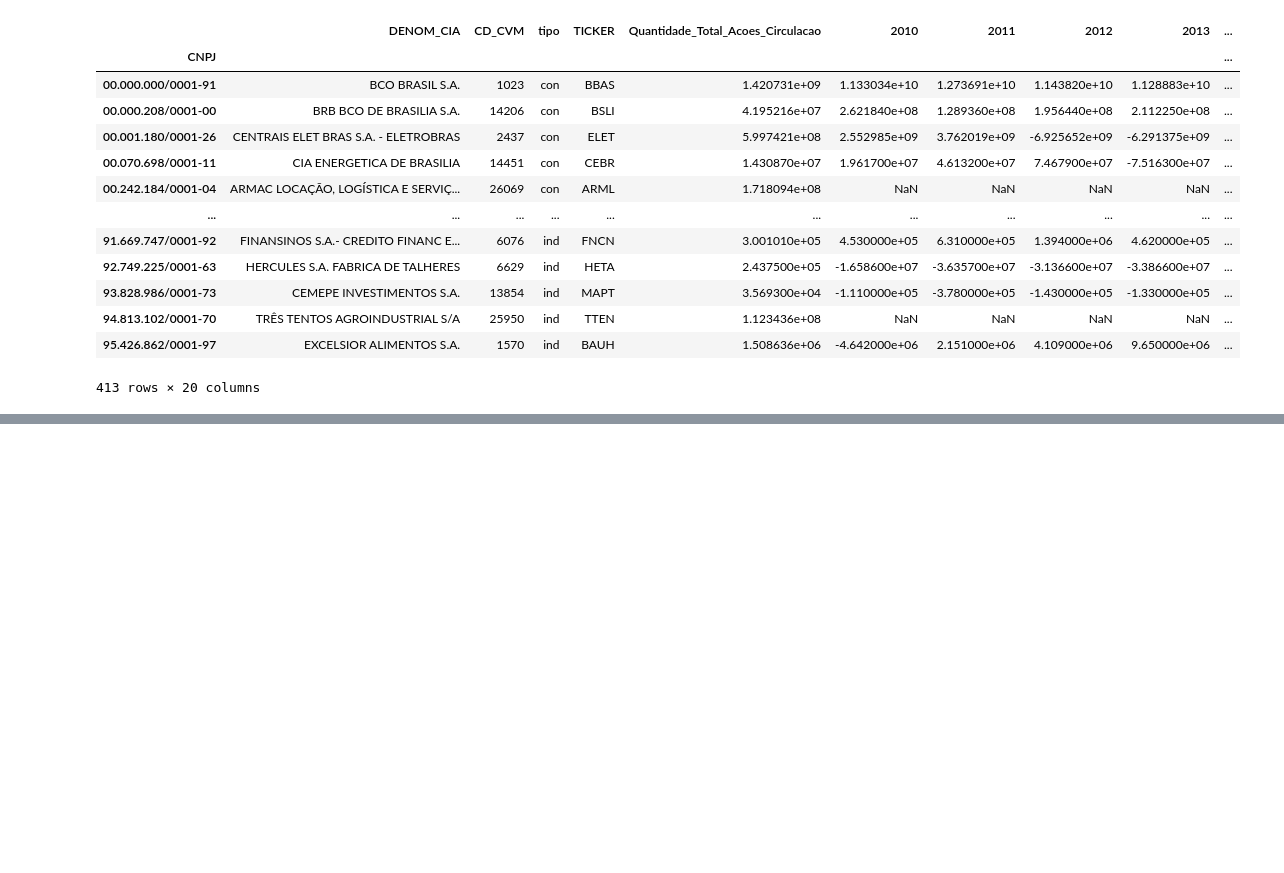
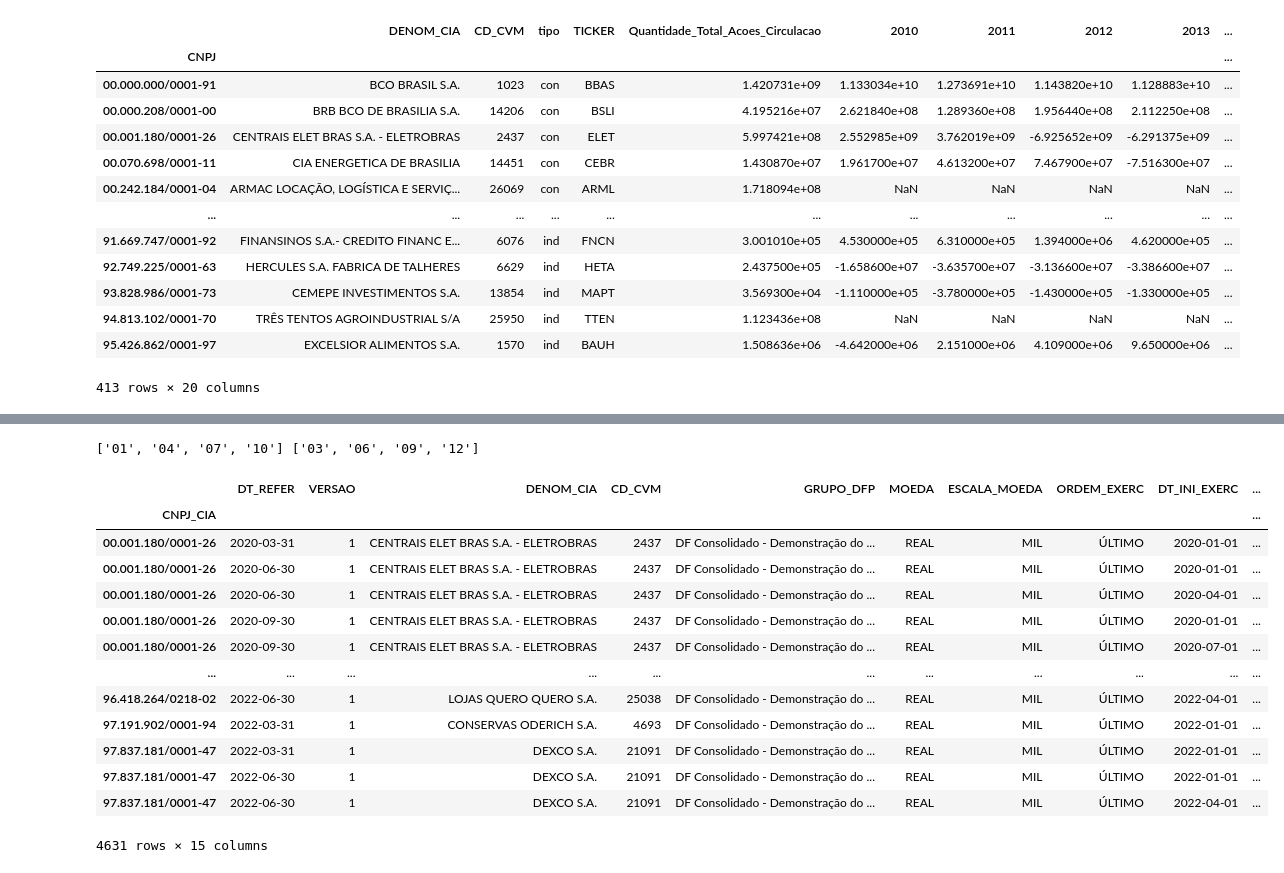
Before and after one commit to ggarmatter/Extrai-dados-CVM, a Jupyter notebook: filtro acoes.ipynb, the cells around one changed output, grey strips where cells are left out. Saved outputs shown, nothing was run; the diff lists cells and outputs as text; code cells hidden in the pictures; blank space fills up the shorter version.

Commit message:
colocando o trimestre correto no dre independente da data de início de exercício

```diff
--- a/filtro acoes.ipynb
+++ b/filtro acoes.ipynb
@@ -570,0 +695,12 @@ lista_empresas.to_excel("teste.xlsx")
+# %%
+# coloca o faturamento na lista_empresas pras consolidadas
+for cnpj in lista_empresas[lista_empresas.tipo == tipo].index:
+        ult_valor = dre.loc[((dre.index == cnpj)), ["Ano", "Trimestre"]].sort_values(by=["Ano", "Trimestre"], ascending=False)
+        if len(ult_valor) > 0:
+            lista_empresas.loc[cnpj, "Faturamento"] = dre[(dre.index == cnpj) & (dre["Trimestre"] == ult_valor)]["Trimestre"].iloc[0]
+# %%
+# coloca o faturamento na lista_empresas pras consolidadas
+for cnpj in lista_empresas[lista_empresas.tipo == tipo].index:
+    ult_valor = dre.loc[((dre.index == cnpj)), ["Ano", "Trimestre"]].sort_values(by=["Ano", "Trimestre"], ascending=False)
+    if len(ult_valor) > 0:
+        lista_empresas.loc[cnpj, "Faturamento"] = dre[(dre.index == cnpj) & (dre["Trimestre"] == ult_valor)]["Trimestre"].iloc[0]
@@ -571 +762,46 @@ lista_empresas.to_excel("teste.xlsx")
+# %%
+cnpj = "97.837.181/0001-47"
+ini_exercicio = ini_exercicio = dre_dfp[(dre_dfp.index == cnpj)].sort_values(by=["DT_INI_EXERC", "DT_FIM_EXERC"])["DT_INI_EXERC"].str[5:7][0]
+
+# calcula o mes de inicio pra cada trimestre
+ini_tris = [int(ini_exercicio)+3*i for i in range(0,4)]
+
+# se o mes for maior que 12, diminui 12
+for i in range(len(ini_tris)):
+    if ini_tris[i] > 12:
+        ini_tris[i] -= 12
+
+# calcula os meses de fim de trimestre
+fim_tris = [i+2 for i in ini_tris]
+
+# transforma em string e preenche com 0 na frente
+fim_tris = [str(item).zfill(2) for item in fim_tris]
+ini_tris = [str(item).zfill(2) for item in ini_tris]
+#ini_exercicio = dre_dfp[(dre_dfp.index == cnpj)].sort_values(by=["DT_INI_EXERC", "DT_FIM_EXERC"])["DT_INI_EXERC"].str[5:7][0]
+#ini_exercicio
+print(ini_tris, fim_tris)
+
+tri_ini = ini_tris[0]
+tri_fim = fim_tris[0]
+
+dre_itr.loc[(dre_itr.DT_INI_EXERC.str[5:7] == tri_ini) &
+               (dre_itr.DT_FIM_EXERC.str[5:7] == tri_fim) & (dre_itr.index == cnpj), "Trimestre"] = "bunda"
+dre_itr
+#dre_itr.loc[((dre_itr.DT_INI_EXERC.str[5:7] == tri_ini)), "Trimestre"]
+# %% [output]
+['01', '04', '07', '10'] ['03', '06', '09', '12']
+|  | DT_REFER | VERSAO | DENOM_CIA | CD_CVM | GRUPO_DFP | MOEDA | ESCALA_MOEDA | ORDEM_EXERC | DT_INI_EXERC | ... |
+| CNPJ_CIA |  |  |  |  |  |  |  |  |  | ... |
+| 00.001.180/0001-26 | 2020-03-31 | 1 | CENTRAIS ELET BRAS S.A. - ELETROBRAS | 2437 | DF Consolidado - Demonstração do ... | REAL | MIL | ÚLTIMO | 2020-01-01 | ... |
+| 00.001.180/0001-26 | 2020-06-30 | 1 | CENTRAIS ELET BRAS S.A. - ELETROBRAS | 2437 | DF Consolidado - Demonstração do ... | REAL | MIL | ÚLTIMO | 2020-01-01 | ... |
+| 00.001.180/0001-26 | 2020-06-30 | 1 | CENTRAIS ELET BRAS S.A. - ELETROBRAS | 2437 | DF Consolidado - Demonstração do ... | REAL | MIL | ÚLTIMO | 2020-04-01 | ... |
+| 00.001.180/0001-26 | 2020-09-30 | 1 | CENTRAIS ELET BRAS S.A. - ELETROBRAS | 2437 | DF Consolidado - Demonstração do ... | REAL | MIL | ÚLTIMO | 2020-01-01 | ... |
+| 00.001.180/0001-26 | 2020-09-30 | 1 | CENTRAIS ELET BRAS S.A. - ELETROBRAS | 2437 | DF Consolidado - Demonstração do ... | REAL | MIL | ÚLTIMO | 2020-07-01 | ... |
+| ... | ... | ... | ... | ... | ... | ... | ... | ... | ... | ... |
+| 96.418.264/0218-02 | 2022-06-30 | 1 | LOJAS QUERO QUERO S.A. | 25038 | DF Consolidado - Demonstração do ... | REAL | MIL | ÚLTIMO | 2022-04-01 | ... |
+| 97.191.902/0001-94 | 2022-03-31 | 1 | CONSERVAS ODERICH S.A. | 4693 | DF Consolidado - Demonstração do ... | REAL | MIL | ÚLTIMO | 2022-01-01 | ... |
+| 97.837.181/0001-47 | 2022-03-31 | 1 | DEXCO S.A. | 21091 | DF Consolidado - Demonstração do ... | REAL | MIL | ÚLTIMO | 2022-01-01 | ... |
+| 97.837.181/0001-47 | 2022-06-30 | 1 | DEXCO S.A. | 21091 | DF Consolidado - Demonstração do ... | REAL | MIL | ÚLTIMO | 2022-01-01 | ... |
+| 97.837.181/0001-47 | 2022-06-30 | 1 | DEXCO S.A. | 21091 | DF Consolidado - Demonstração do ... | REAL | MIL | ÚLTIMO | 2022-04-01 | ... |
+4631 rows × 15 columns
 # %%
```
Also changed, not shown: parts of 6 cells of this notebook.
